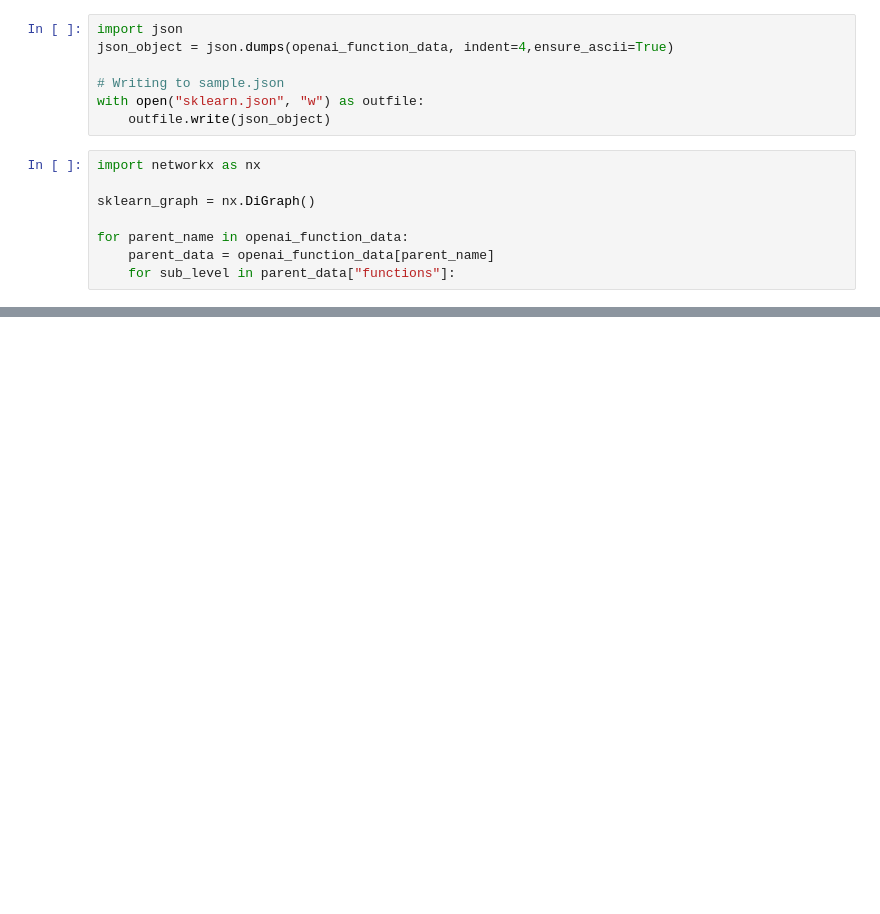
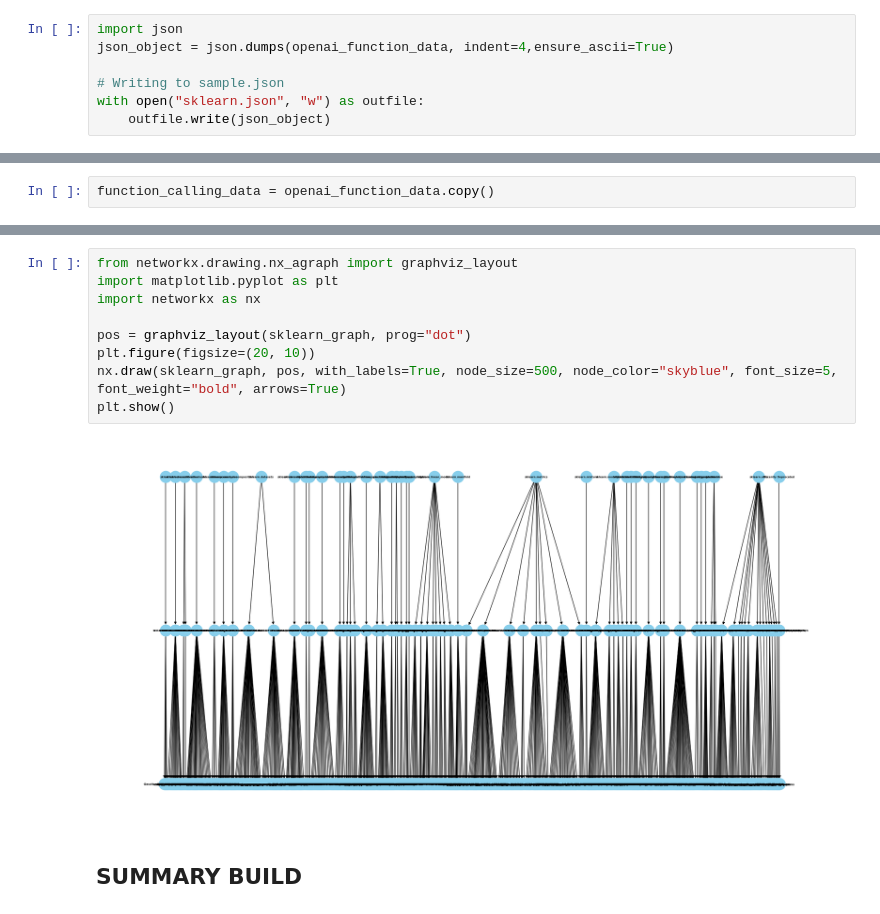
Before and after one commit to Athe-kunal/hierarchical-function-calling-agent, a Jupyter notebook: sklearn-agent/Data-collection.ipynb, the cells around one changed output, grey strips where cells are left out. Drawn from its saved outputs; the diff is of its cells as text; blank space fills up the shorter version.

Commit message:
sklearn scraping and summarization

```diff
--- a/sklearn-agent/Data-collection.ipynb
+++ b/sklearn-agent/Data-collection.ipynb
@@ -608,11 +608,3 @@ json_object = json.dumps(openai_function_data, indent=4,ensure_ascii=True)
 # Writing to sample.json
 with open("sklearn.json", "w") as outfile:
     outfile.write(json_object)
-# %%
-import networkx as nx
-
-sklearn_graph = nx.DiGraph()
-
-for parent_name in openai_function_data:
-    parent_data = openai_function_data[parent_name]
-    for sub_level in parent_data["functions"]:
@@ -620,0 +611,2 @@ sklearn.html
+# %%
+function_calling_data = openai_function_data.copy()
@@ -620,0 +652,13 @@ sklearn.html
+# %%
+from networkx.drawing.nx_agraph import graphviz_layout
+import matplotlib.pyplot as plt
+import networkx as nx
+
+pos = graphviz_layout(sklearn_graph, prog="dot")
+plt.figure(figsize=(20, 10))
+nx.draw(sklearn_graph, pos, with_labels=True, node_size=500, node_color="skyblue", font_size=5, font_weight="bold", arrows=True)
+plt.show()
+# %% [output]
+[figure, added]
+# %% [markdown]
+## SUMMARY BUILD
```
Also changed, not shown: parts of 8 cells of this notebook, 5 other files.
